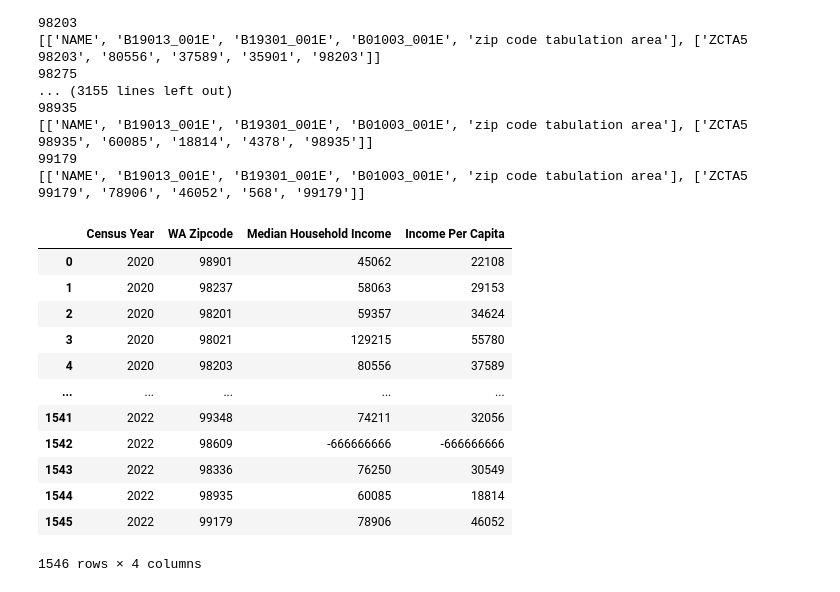
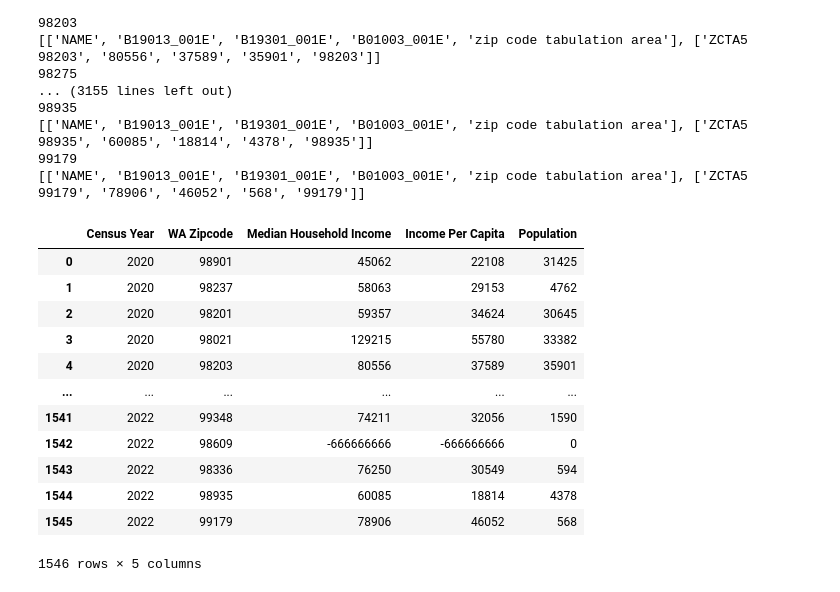
Before and after one commit to caelwillis/group-4-proj-1, a Jupyter notebook: CensusBureauAPIWrapping.ipynb, the cells around one changed output. Drawn from its saved outputs; the diff is of its cells as text; code cells hidden in the pictures.

Commit message:
population actually added  :)

```diff
--- a/CensusBureauAPIWrapping.ipynb
+++ b/CensusBureauAPIWrapping.ipynb
@@ -68,25 +68,26 @@ for year in years:
 # %%
 census_df = pd.DataFrame({
     'Census Year': census_year,
     'WA Zipcode': zipcode_list,
     'Median Household Income': income_census,
-    'Income Per Capita': income_pc_census
+    'Income Per Capita': income_pc_census,
+    'Population': wa_population
 })
 census_df
 # %% [output]
-|  | Census Year | WA Zipcode | Median Household Income | Income Per Capita |
-| 0 | 2020 | 98901 | 45062 | 22108 |
-| 1 | 2020 | 98237 | 58063 | 29153 |
-| 2 | 2020 | 98201 | 59357 | 34624 |
-| 3 | 2020 | 98021 | 129215 | 55780 |
-| 4 | 2020 | 98203 | 80556 | 37589 |
-| ... | ... | ... | ... | ... |
-| 1541 | 2022 | 99348 | 74211 | 32056 |
-| 1542 | 2022 | 98609 | -666666666 | -666666666 |
-| 1543 | 2022 | 98336 | 76250 | 30549 |
-| 1544 | 2022 | 98935 | 60085 | 18814 |
-| 1545 | 2022 | 99179 | 78906 | 46052 |
+|  | Census Year | WA Zipcode | Median Household Income | Income Per Capita | Population |
+| 0 | 2020 | 98901 | 45062 | 22108 | 31425 |
+| 1 | 2020 | 98237 | 58063 | 29153 | 4762 |
+| 2 | 2020 | 98201 | 59357 | 34624 | 30645 |
+| 3 | 2020 | 98021 | 129215 | 55780 | 33382 |
+| 4 | 2020 | 98203 | 80556 | 37589 | 35901 |
+| ... | ... | ... | ... | ... | ... |
+| 1541 | 2022 | 99348 | 74211 | 32056 | 1590 |
+| 1542 | 2022 | 98609 | -666666666 | -666666666 | 0 |
+| 1543 | 2022 | 98336 | 76250 | 30549 | 594 |
+| 1544 | 2022 | 98935 | 60085 | 18814 | 4378 |
+| 1545 | 2022 | 99179 | 78906 | 46052 | 568 |
-1546 rows × 4 columns
+1546 rows × 5 columns
 # %%
 census_df.to_csv('Resources/wa_census.csv', index_label='Zipcode ID')
 # %%
```
Also changed, not shown: parts of 1 cell of this notebook, 2 other files.
